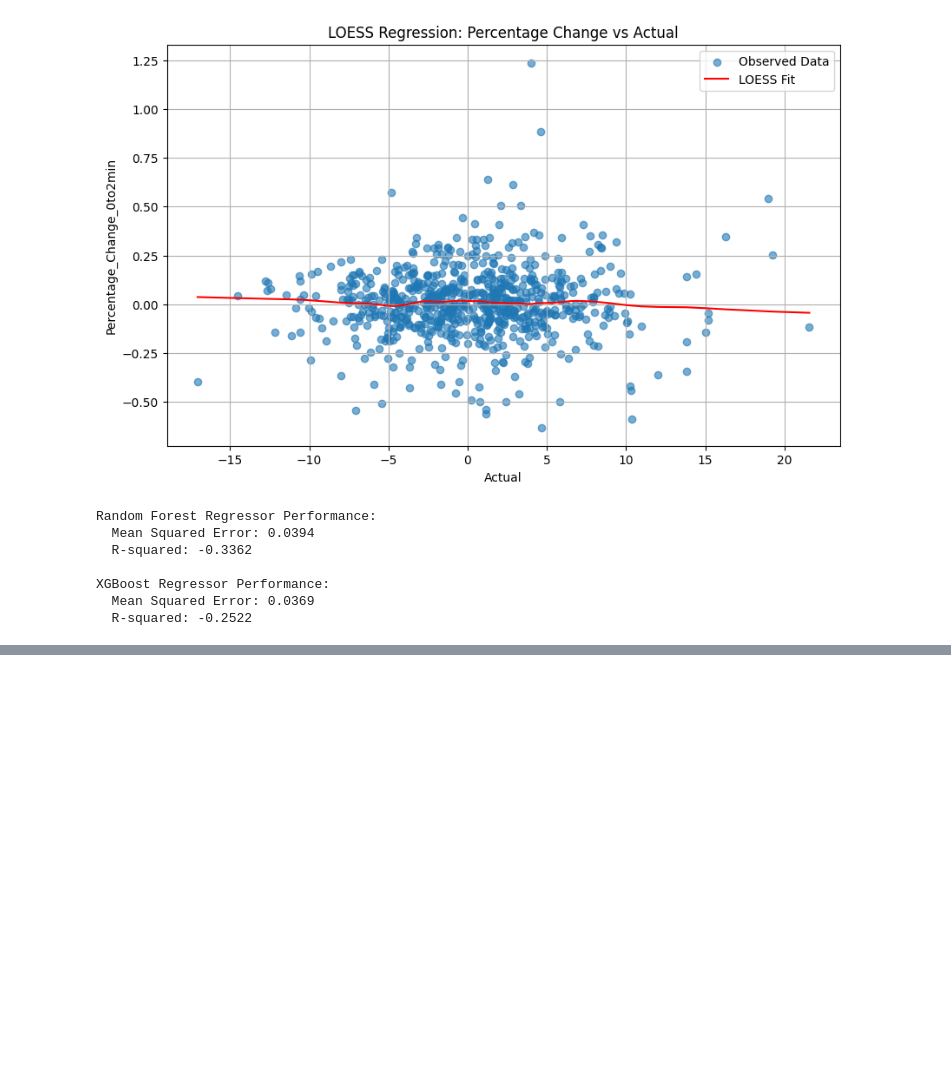
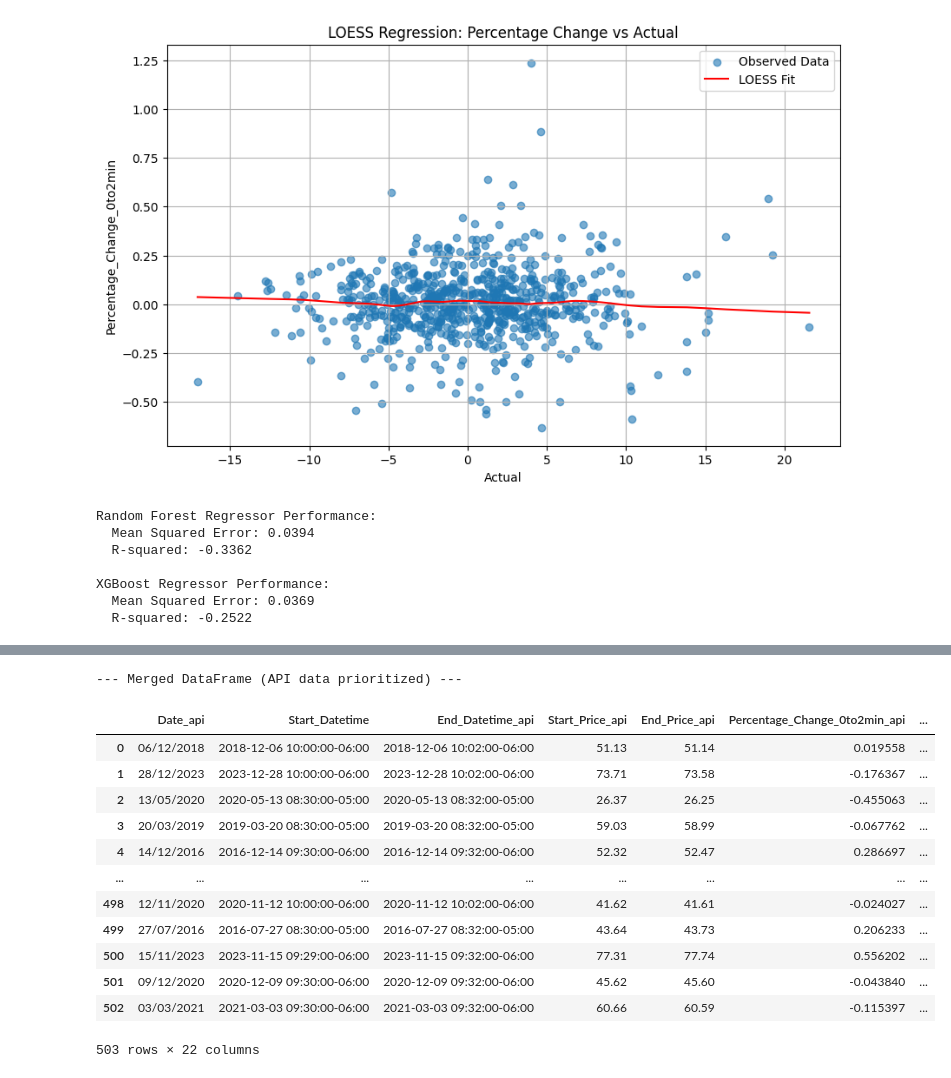
Before and after one commit to Sun-G0D/EIASupplySurprise, a Jupyter notebook: project.ipynb, the cells around one changed output, grey strips where cells are left out. Cells and saved outputs as stored; diff of their text form; code cells hidden in the pictures; blank space fills up the shorter version.

```diff
--- a/project.ipynb
+++ b/project.ipynb
@@ -2119,0 +2105,49 @@ color is redundantly defined by the 'color' keyword argument and the fmt string
+# %%
+
+
+def merge_dataframes_by_datetime(df_api, df_original):
+    """
+    Merges two dataframes based on 'Start_Datetime', keeping rows from df_api.
+
+    Args:
+        df_api (pd.DataFrame): DataFrame with API data (left dataframe).
+        df_original (pd.DataFrame): DataFrame with original data (right dataframe).
+
+    Returns:
+        pd.DataFrame: Merged DataFrame with rows primarily from df_api,
+                      and columns from both dataframes where matches occur.
+    """
+    try:
+        merged_df = pd.merge(df_api, df_original, on='Start_Datetime', how='left', suffixes=('_api', '_original'))
+        return merged_df
+
+    except KeyError as e:
+        print(f"Error: Column '{e}' not found in one of the DataFrames.")
+        return None
+    except Exception as e:
+        print(f"An error occurred during dataframe merging: {e}")
+        return None
+
+
+merged_dataframe = merge_dataframes_by_datetime(date_percentage_change_df_api_sorted.copy(), date_percentage_change_df_sorted.copy())
+
+if merged_dataframe is not None:
+    print("\n--- Merged DataFrame (API data prioritized) ---")
+    display(merged_dataframe)
+else:
+    print("DataFrame merge failed. Please check for errors.")
+# %% [output]
+--- Merged DataFrame (API data prioritized) ---
+|  | Date_api | Start_Datetime | End_Datetime_api | Start_Price_api | End_Price_api | Percentage_Change_0to2min_api | ... |
+| 0 | 06/12/2018 | 2018-12-06 10:00:00-06:00 | 2018-12-06 10:02:00-06:00 | 51.13 | 51.14 | 0.019558 | ... |
+| 1 | 28/12/2023 | 2023-12-28 10:00:00-06:00 | 2023-12-28 10:02:00-06:00 | 73.71 | 73.58 | -0.176367 | ... |
+| 2 | 13/05/2020 | 2020-05-13 08:30:00-05:00 | 2020-05-13 08:32:00-05:00 | 26.37 | 26.25 | -0.455063 | ... |
+| 3 | 20/03/2019 | 2019-03-20 08:30:00-05:00 | 2019-03-20 08:32:00-05:00 | 59.03 | 58.99 | -0.067762 | ... |
+| 4 | 14/12/2016 | 2016-12-14 09:30:00-06:00 | 2016-12-14 09:32:00-06:00 | 52.32 | 52.47 | 0.286697 | ... |
+| ... | ... | ... | ... | ... | ... | ... | ... |
+| 498 | 12/11/2020 | 2020-11-12 10:00:00-06:00 | 2020-11-12 10:02:00-06:00 | 41.62 | 41.61 | -0.024027 | ... |
+| 499 | 27/07/2016 | 2016-07-27 08:30:00-05:00 | 2016-07-27 08:32:00-05:00 | 43.64 | 43.73 | 0.206233 | ... |
+| 500 | 15/11/2023 | 2023-11-15 09:29:00-06:00 | 2023-11-15 09:32:00-06:00 | 77.31 | 77.74 | 0.556202 | ... |
+| 501 | 09/12/2020 | 2020-12-09 09:30:00-06:00 | 2020-12-09 09:32:00-06:00 | 45.62 | 45.60 | -0.043840 | ... |
+| 502 | 03/03/2021 | 2021-03-03 09:30:00-06:00 | 2021-03-03 09:32:00-06:00 | 60.66 | 60.59 | -0.115397 | ... |
+503 rows × 22 columns
```
Also changed, not shown: parts of 14 cells of this notebook.
